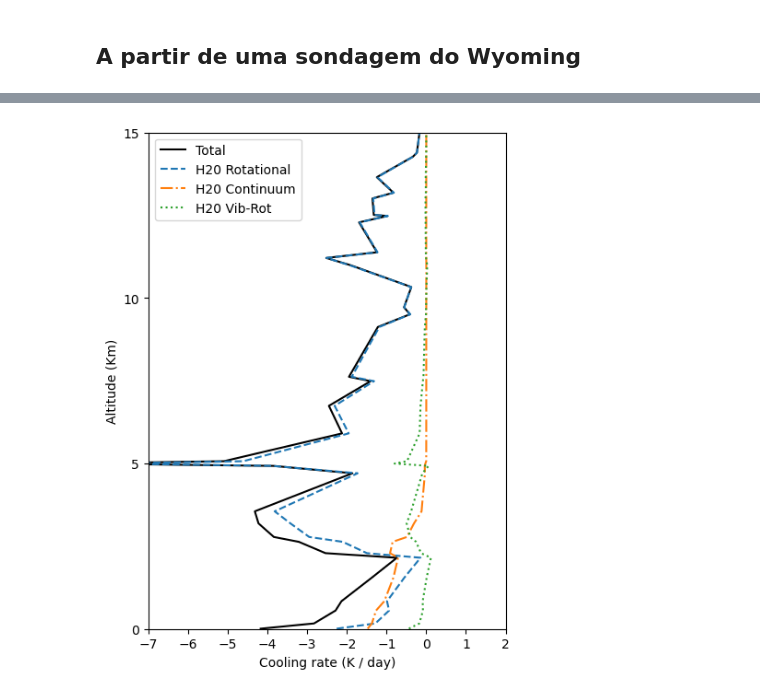
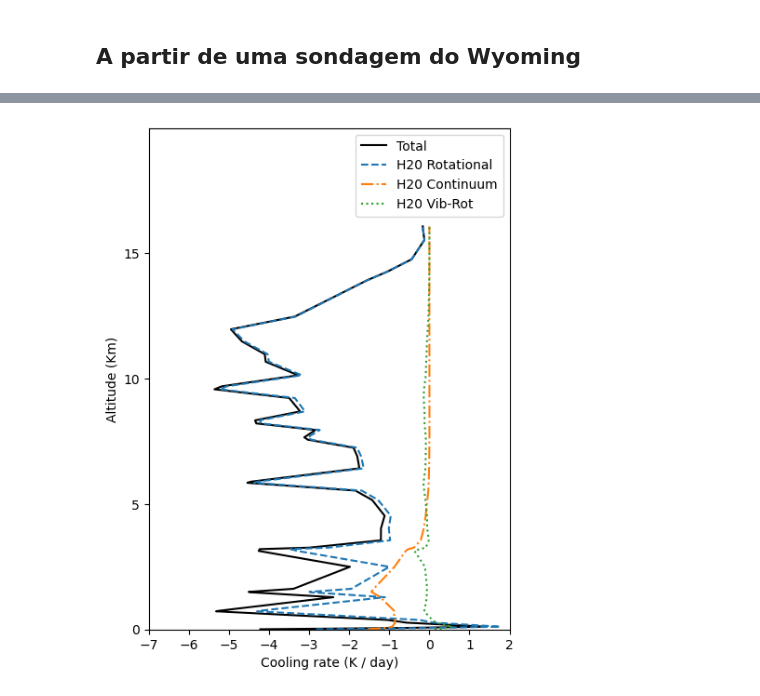
Before and after one commit to Lucas-Me/Rad-PPGM, a Jupyter notebook: exemplo.ipynb, the cells around one changed output, grey strips where cells are left out. Saved outputs shown, nothing was run; the diff lists cells and outputs as text; code cells hidden in the pictures.

```diff
--- a/exemplo.ipynb
+++ b/exemplo.ipynb
@@ -232,0 +232,3 @@ df
+# %%
+df = read_wyoming_excel('./Dados/Radiossondagem-SBGL.xlsx', sheet = 1)
+df
@@ -243,10 +263,10 @@ df
 
 modelo = cooling_rate.CoolingRate(
     T = df['temp'].values,
-    u = df['u'].values,
-    q = df['mixr'].values,
+    q = df['mixr'].values * 1e-3,
     p = df['pres'].values,
-    Qv = df['water_density'].values * 1e-3 # [kg / m^3]
+    Qv = df['water_density'].values,
+    z = df['hght'].values
     )
 
 # Taxa de resfriamento [K / day]
@@ -257,27 +277,27 @@ df['cr_nc_all'] = modelo.clear_sky(band = 'all')
 # %%
 fig, ax  = plt.subplots(figsize = (5, 7))
 
 ax.plot(df['cr_nc_all'], df['hght'] * 1e-3, linestyle = 'solid', color = 'k', label = 'Total')
 ax.plot(df['cr_nc_rot'], df['hght'] * 1e-3, linestyle =  'dashed', label = 'H20 Rotational')
 ax.plot(df['cr_nc_cont'], df['hght'] * 1e-3, linestyle = 'dashdot', label = 'H20 Continuum')
 ax.plot(df['cr_nc_vib'], df['hght'] * 1e-3, linestyle = 'dotted', label = 'H20 Vib-Rot')
 
 # Eixo Y
-ax.set_ylim(0, 15)
 ax.set_yticks([0, 5, 10, 15])
+ax.set_ylim(0, 20)
 
 # Eixo X
 left, right = ax.get_xlim()
 ax.set_xticks(np.arange(-20, 20, 1))
 ax.set_xlim(-7, 2)
 
 # Textos
 ax.set_ylabel("Altitude (Km)")
 ax.set_xlabel("Cooling rate (K / day)")
 
 # Legenda
 plt.legend()
 
 plt.show()
 # %% [output]
-[figure, old version]
+[figure, new version]
```
Also changed, not shown: parts of 13 cells of this notebook.
